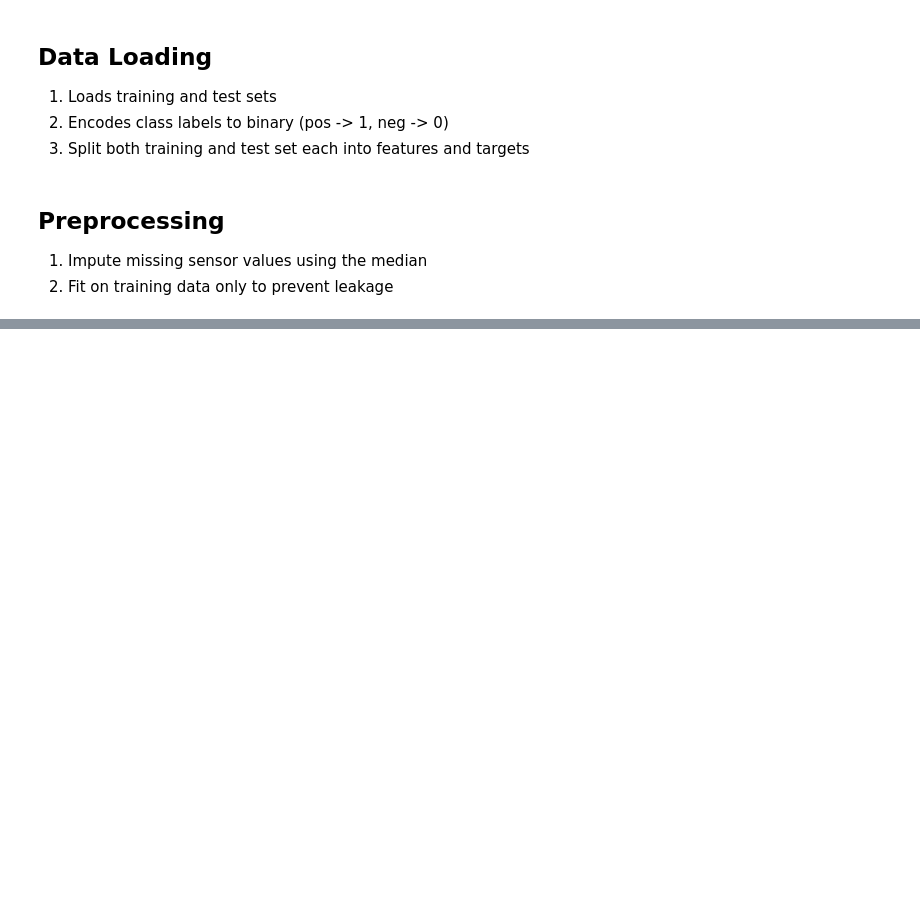
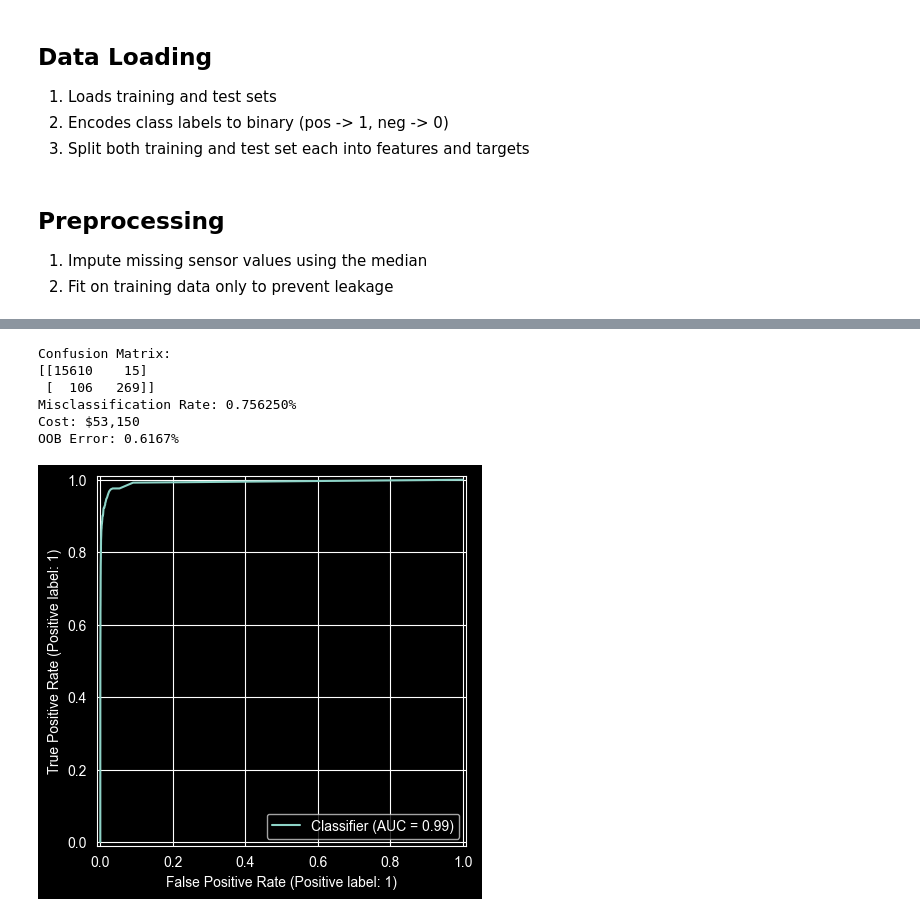
Before and after one commit to dennisdang5/aps-failure-prediction, a Jupyter notebook: notebooks/pipeline.ipynb, the cells around one changed output, grey strips where cells are left out. Cells and saved outputs as stored; diff of their text form; code cells hidden in the pictures; blank space fills up the shorter version.

```diff
--- a/notebooks/pipeline.ipynb
+++ b/notebooks/pipeline.ipynb
@@ -82,0 +98,3 @@ Random Forest Trained, OOB score: 0.9938333333333333
+# %%
+# 1. Random Forest (imbalanced classes)
+rf_imbalance = train_random_forest_classifier(X_train_imputed, y_train, config['random_forest'], class_weight=None)
@@ -82,0 +117,18 @@ Random Forest Trained, OOB score: 0.9938333333333333
+# %%
+# Random Forest (imbalanced classes) evaluation
+rf_imbalance_predictions = rf_imbalance.predict(X_test_imputed)
+rf_imbalance_proba = rf_imbalance.predict_proba(X_test_imputed)[:,1]
+
+print(f'Confusion Matrix:\n{confusion_matrix(y_test, rf_imbalance_predictions)}')
+print(f'Misclassification Rate: {compute_misclassification_rate(y_test, rf_imbalance_predictions):4%}')
+print(f'Cost: ${compute_cost(y_test, rf_imbalance_predictions, config['cost']):,}')
+print(f'OOB Error: {1 - rf_imbalance.oob_score_:.4%}')
+plot_roc_curve(y_test, rf_imbalance_proba)
+# %% [output]
+Confusion Matrix:
+[[15610    15]
+ [  106   269]]
+Misclassification Rate: 0.756250%
+Cost: $53,150
+OOB Error: 0.6167%
+[figure, added]
```
Also changed, not shown: parts of 16 cells of this notebook, 1 other file.
